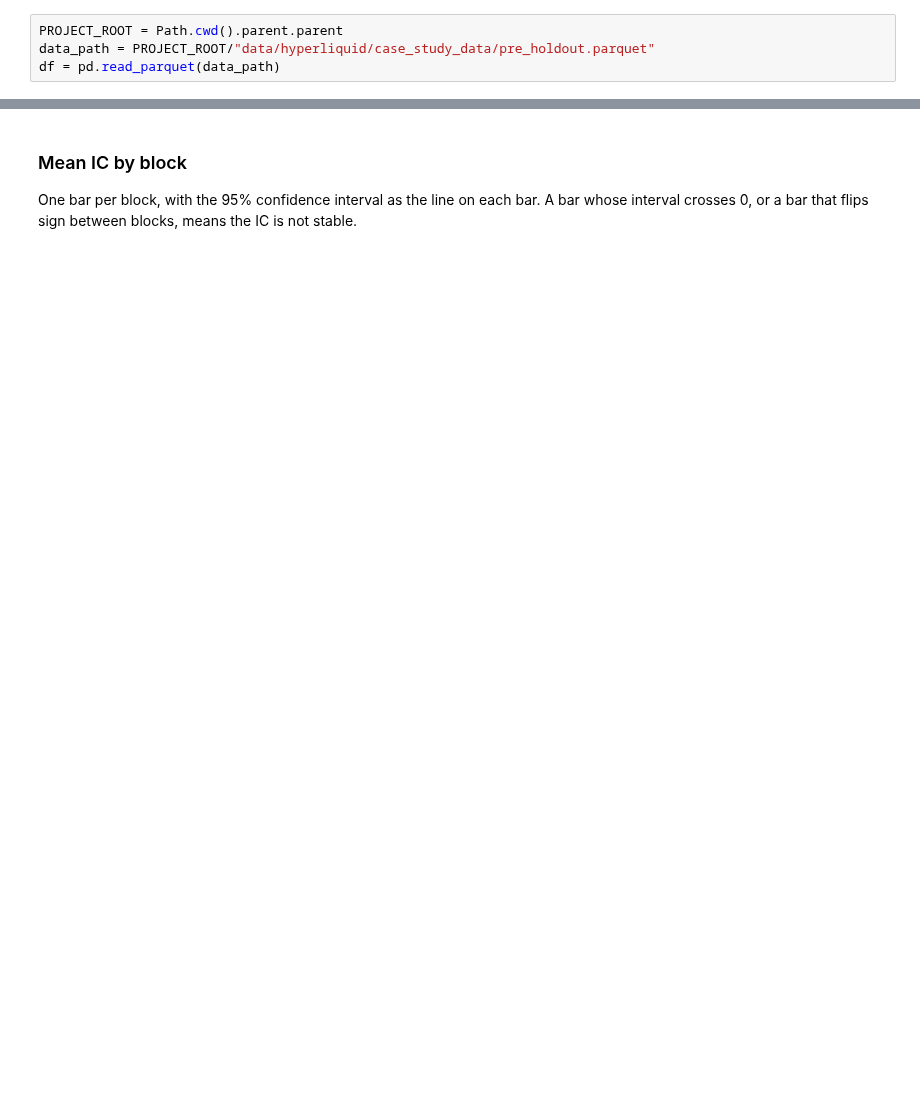
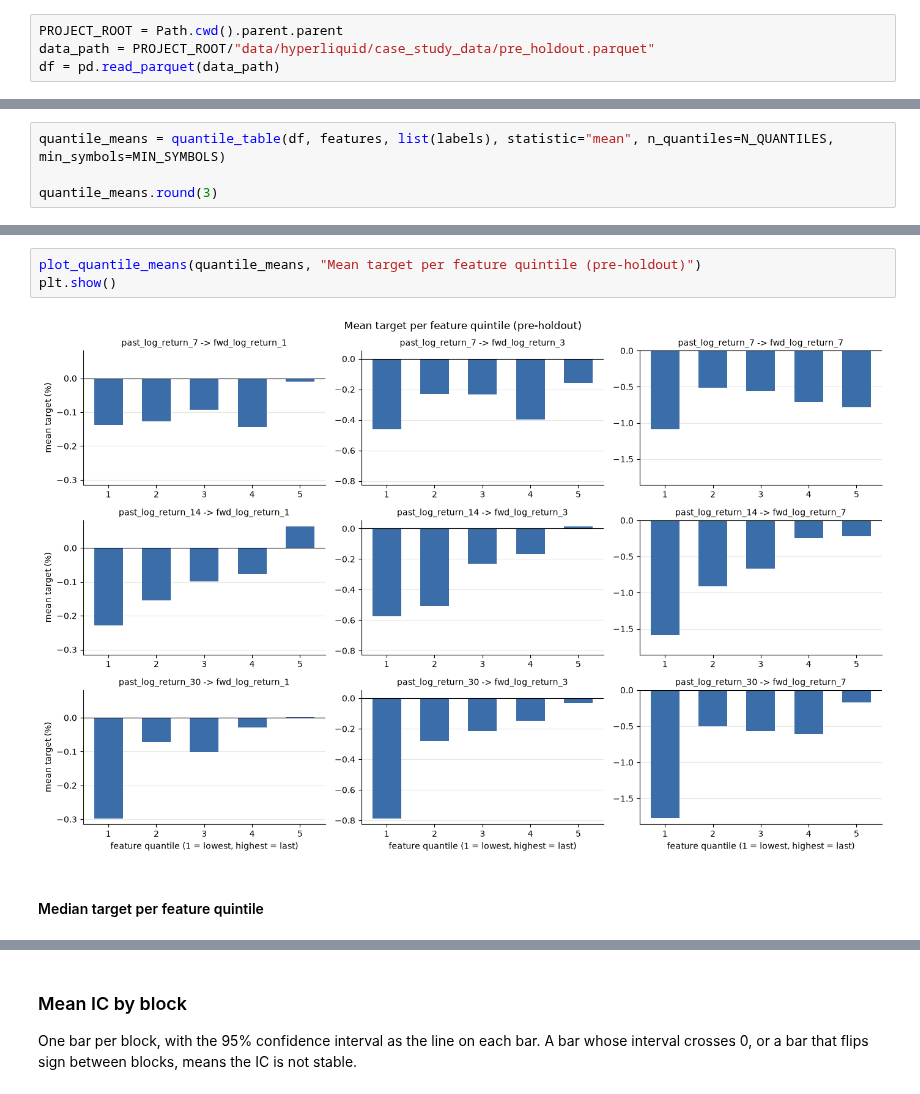
Before and after one commit to kumandgo369/wh_research, a Jupyter notebook: notebooks/case_study_1/4_feature_evaluation.ipynb, the cells around one changed output, grey strips where cells are left out. Drawn from its saved outputs; the diff is of its cells as text; blank space fills up the shorter version.

```diff
--- a/notebooks/case_study_1/4_feature_evaluation.ipynb
+++ b/notebooks/case_study_1/4_feature_evaluation.ipynb
@@ -182,0 +88,4 @@ plt.show()
+# %%
+quantile_means = quantile_table(df, features, list(labels), statistic="mean", n_quantiles=N_QUANTILES, min_symbols=MIN_SYMBOLS)
+
+quantile_means.round(3)
@@ -182,0 +104,7 @@ plt.show()
+# %%
+plot_quantile_means(quantile_means, "Mean target per feature quintile (pre-holdout)")
+plt.show()
+# %% [output]
+[figure, added]
+# %% [markdown]
+#### Median target per feature quintile
```
Also changed, not shown: parts of 39 cells of this notebook, 21 other files.
